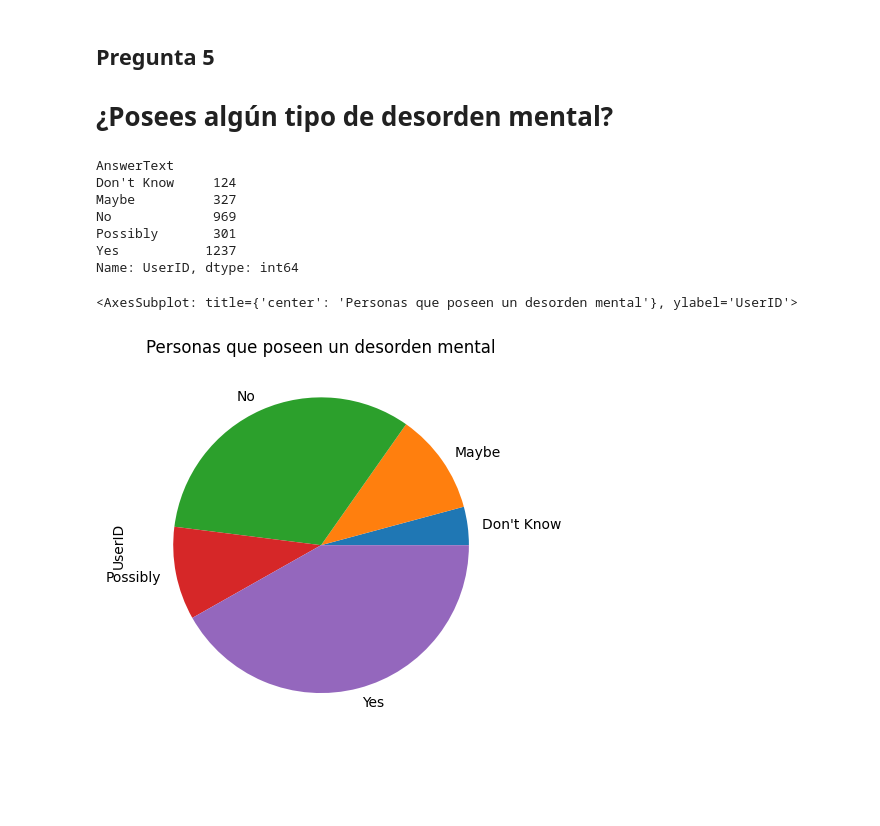
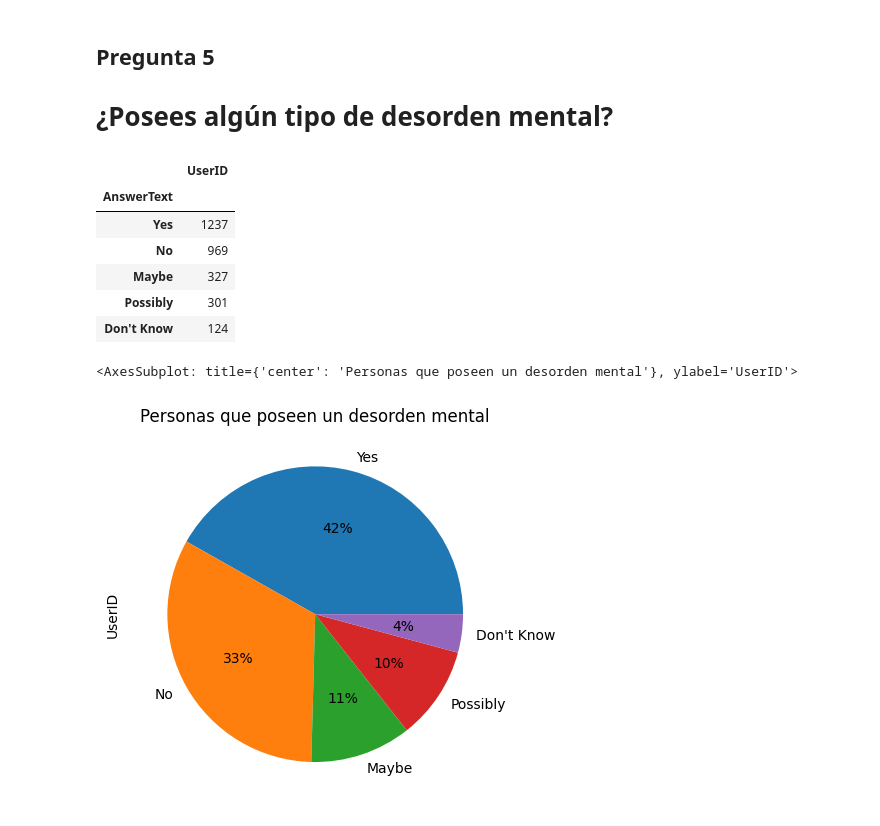
Before and after one commit to Imbravo/mentalhealth, a Jupyter notebook: mentalhealth.ipynb, the cells around one changed output. Cells and saved outputs as stored; diff of their text form; code cells hidden in the pictures; blank space fills up the shorter version.

```diff
--- a/mentalhealth.ipynb
+++ b/mentalhealth.ipynb
@@ -383,18 +424,18 @@ ax
 # ¿Posees algún tipo de desorden mental?
 # %%
 question_5 = df_join[(df_join.questionid == 33)].copy()
-question_5 = question_5.groupby('AnswerText')['UserID'].count()
+question_5 = question_5.groupby('AnswerText')['UserID'].count().reset_index().sort_values('UserID', ascending=False).set_index("AnswerText")
 question_5
 # %% [output]
-AnswerText
-Don't Know     124
-Maybe          327
-No             969
-Possibly       301
-Yes           1237
-Name: UserID, dtype: int64
+|  | UserID |
+| AnswerText |  |
+| Yes | 1237 |
+| No | 969 |
+| Maybe | 327 |
+| Possibly | 301 |
+| Don't Know | 124 |
 # %%
-question_5.plot.pie(y='UserId', title='Personas que poseen un desorden mental', legend=False)
+question_5.plot.pie(y='UserID', title='Personas que poseen un desorden mental', legend=False,  autopct='%1.0f%%')
 # %% [output]
 <AxesSubplot: title={'center': 'Personas que poseen un desorden mental'}, ylabel='UserID'>
-[figure, old version]
+[figure, new version]
```
Also changed, not shown: parts of 6 cells of this notebook.
